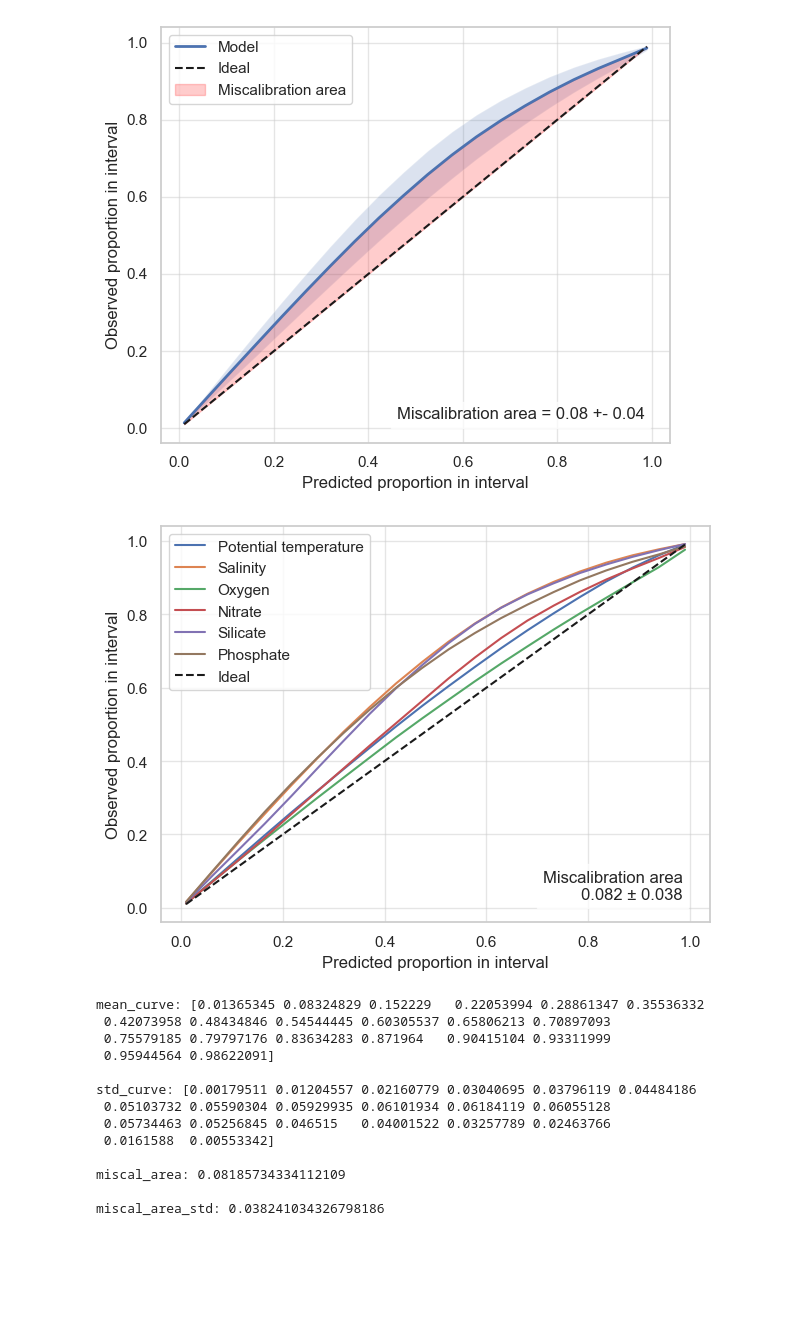
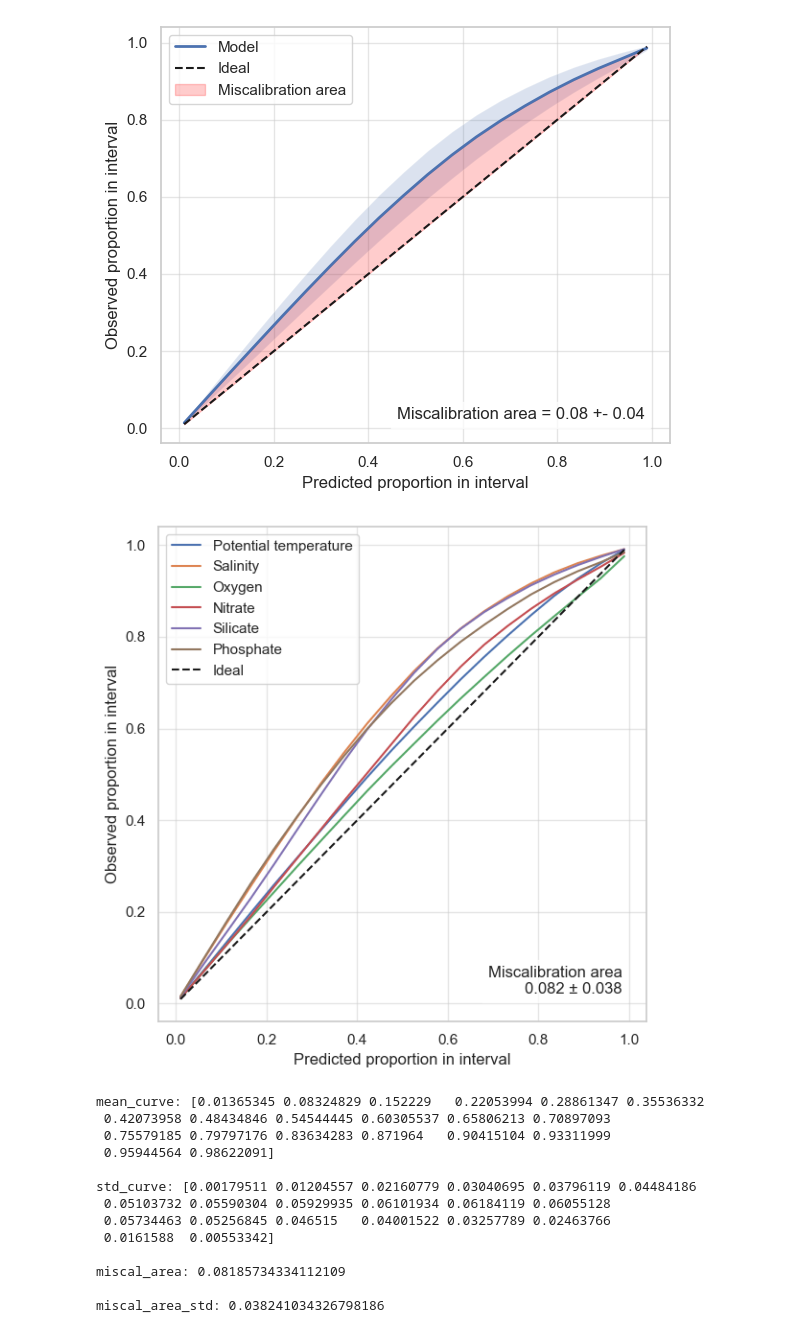
Before and after one commit to y-jenniges/time_imputation, a Jupyter notebook: uncertainty_analysis.ipynb, the cells around one changed output. Saved outputs shown, nothing was run; the diff lists cells and outputs as text; code cells hidden in the pictures; blank space fills up the shorter version.

Commit message:
Add whitegrid style and figsize

```diff
--- a/uncertainty_analysis.ipynb
+++ b/uncertainty_analysis.ipynb
@@ -381,6 +381,7 @@ Name: RegimeScore, dtype: float32
 --> Do predicted uncertainties match empirical frequencies?
 --> Is uncertainty calibrated?
 # %%
+sns.set_theme(style="whitegrid")
 levels = np.linspace(0.01, 0.99, 20)
 
 # Compute curves
@@ -434,37 +435,42 @@ plt.show()
 # %% [output]
 [figure]
 # %%
+sns.set_theme(style="whitegrid")
+
+# Calibration curve per feature
+plt.figure(figsize=(6,6))
+
 for i, param in enumerate(config.parameter_name_map.values()):
     plt.plot(levels, all_curves[i], label=param)
 
 # Miscalibration area per feature
 miscal_areas = [np.trapezoid(np.abs(curve - levels), levels) for curve in all_curves]
 mean_miscal = np.mean(miscal_areas)
 std_miscal = np.std(miscal_areas)
 
 plt.plot(levels, levels, "k--", label="Ideal")
 plt.text(
     0.95,
     0.05,
     f"Miscalibration area\n"
     f"{mean_miscal:.3f} ± {std_miscal:.3f}",
     transform=plt.gca().transAxes,
     ha="right",
     va="bottom",
     bbox=dict(
         facecolor="white",
         alpha=0.7,
     )
 )
 plt.legend()
 plt.xlabel("Predicted proportion in interval")
 plt.ylabel("Observed proportion in interval")
 
 plt.tight_layout()
 plt.savefig(f"output/plots/uncertainty/{model_name+exp_id.lstrip('/')}_uncertainty_calibration_per_feature.png", bbox_inches="tight", dpi=300)
 plt.show()
 # %% [output]
-[figure, old version]
+[figure, new version]
 # %%
 print(f"mean_curve: {mean_curve}\n\nstd_curve: {std_curve}\n\nmiscal_area: {miscal_area}\n\nmiscal_area_std: {miscal_area_std}")
 # %% [output]
```
